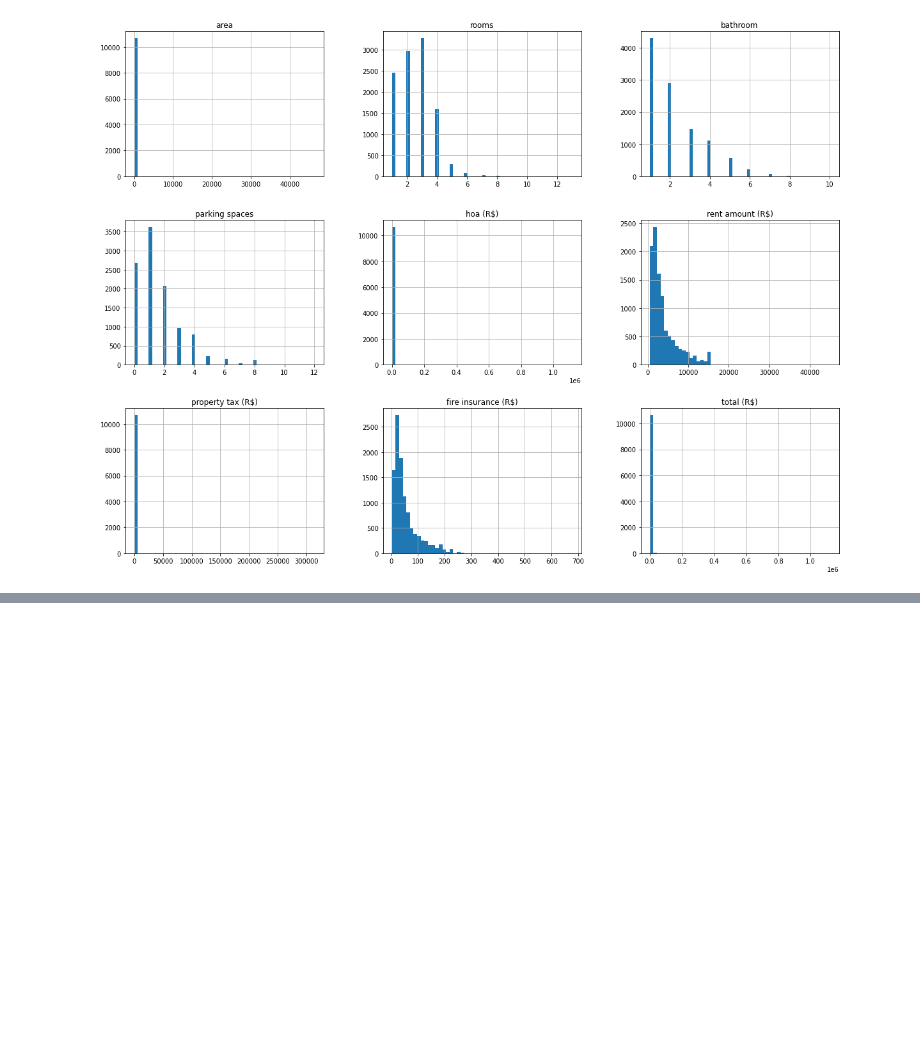
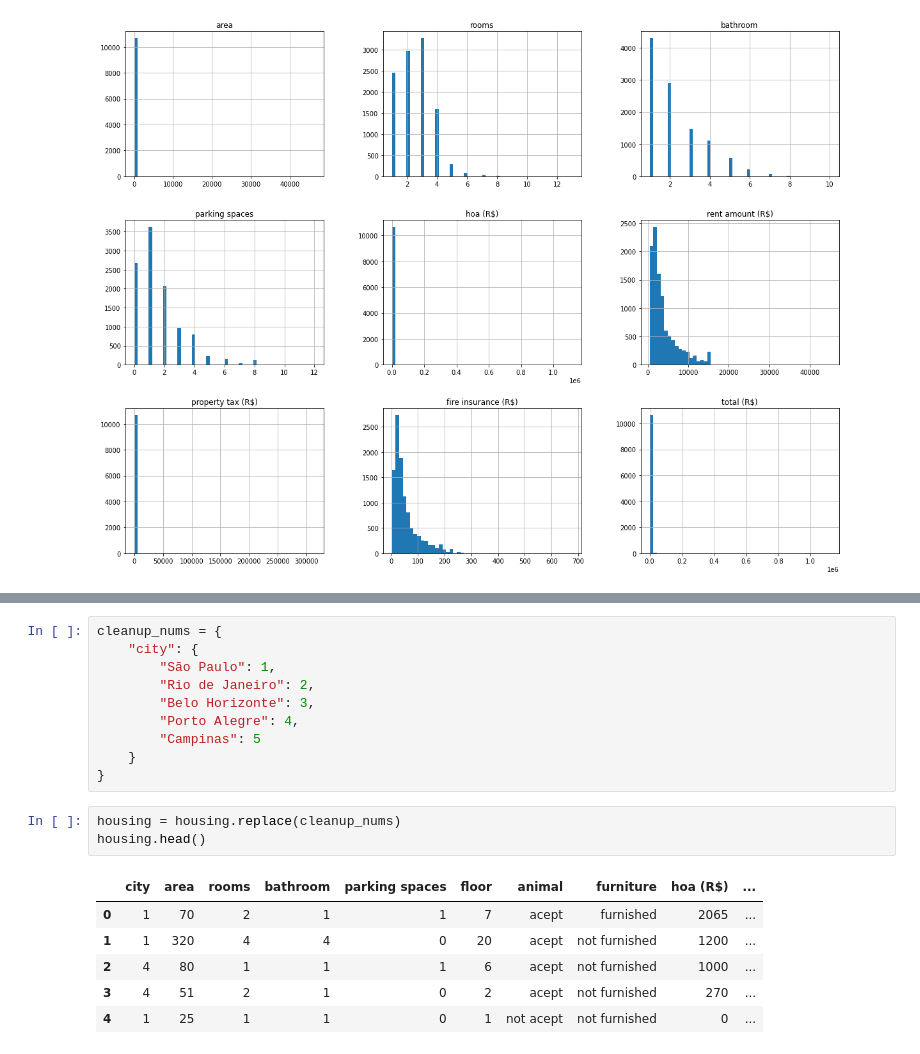
Before and after one commit to RenanNascimento/for-rent, a Jupyter notebook: ds/ForRent.ipynb, the cells around one changed output, grey strips where cells are left out. Saved outputs shown, nothing was run; the diff lists cells and outputs as text; blank space fills up the shorter version.

```diff
--- a/ds/ForRent.ipynb
+++ b/ds/ForRent.ipynb
@@ -130,0 +139,20 @@ Some insights:
+# %%
+cleanup_nums = {
+    "city": {
+        "São Paulo": 1,
+        "Rio de Janeiro": 2,
+        "Belo Horizonte": 3,
+        "Porto Alegre": 4,
+        "Campinas": 5
+    }
+}
+# %%
+housing = housing.replace(cleanup_nums)
+housing.head()
+# %% [output]
+|  | city | area | rooms | bathroom | parking spaces | floor | animal | furniture | hoa (R$) | ... |
+| 0 | 1 | 70 | 2 | 1 | 1 | 7 | acept | furnished | 2065 | ... |
+| 1 | 1 | 320 | 4 | 4 | 0 | 20 | acept | not furnished | 1200 | ... |
+| 2 | 4 | 80 | 1 | 1 | 1 | 6 | acept | not furnished | 1000 | ... |
+| 3 | 4 | 51 | 2 | 1 | 0 | 2 | acept | not furnished | 270 | ... |
+| 4 | 1 | 25 | 1 | 1 | 0 | 1 | not acept | not furnished | 0 | ... |
```
Also changed, not shown: parts of 11 cells of this notebook.
